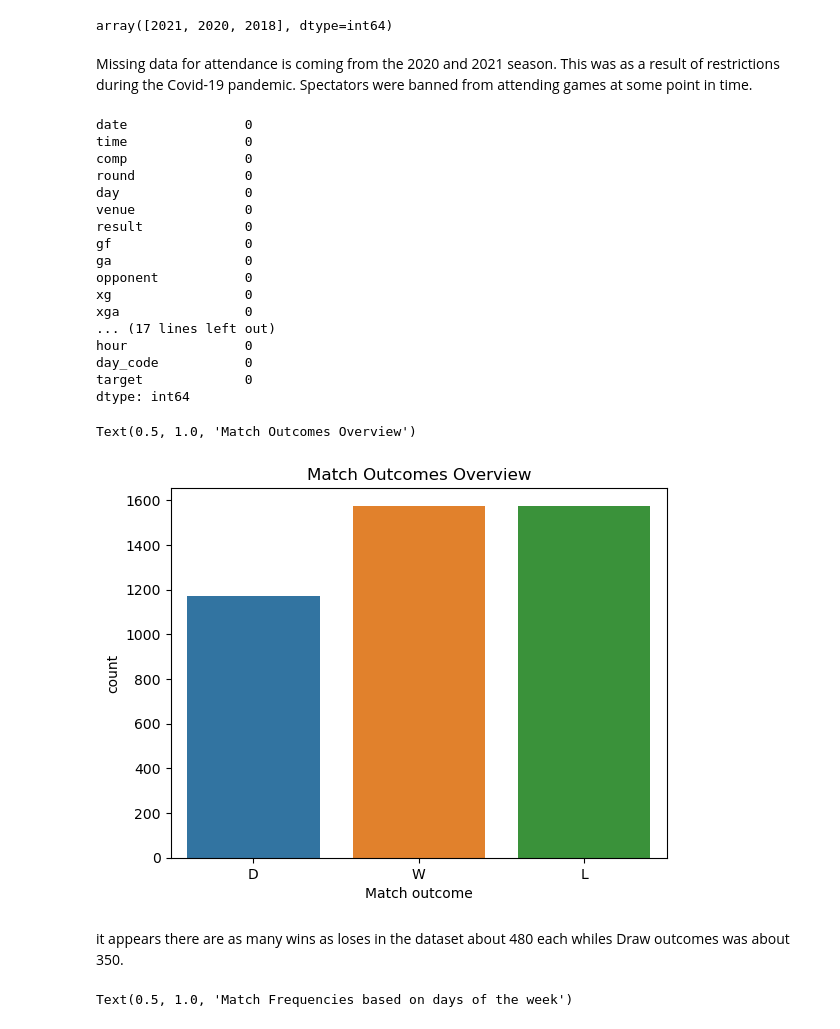
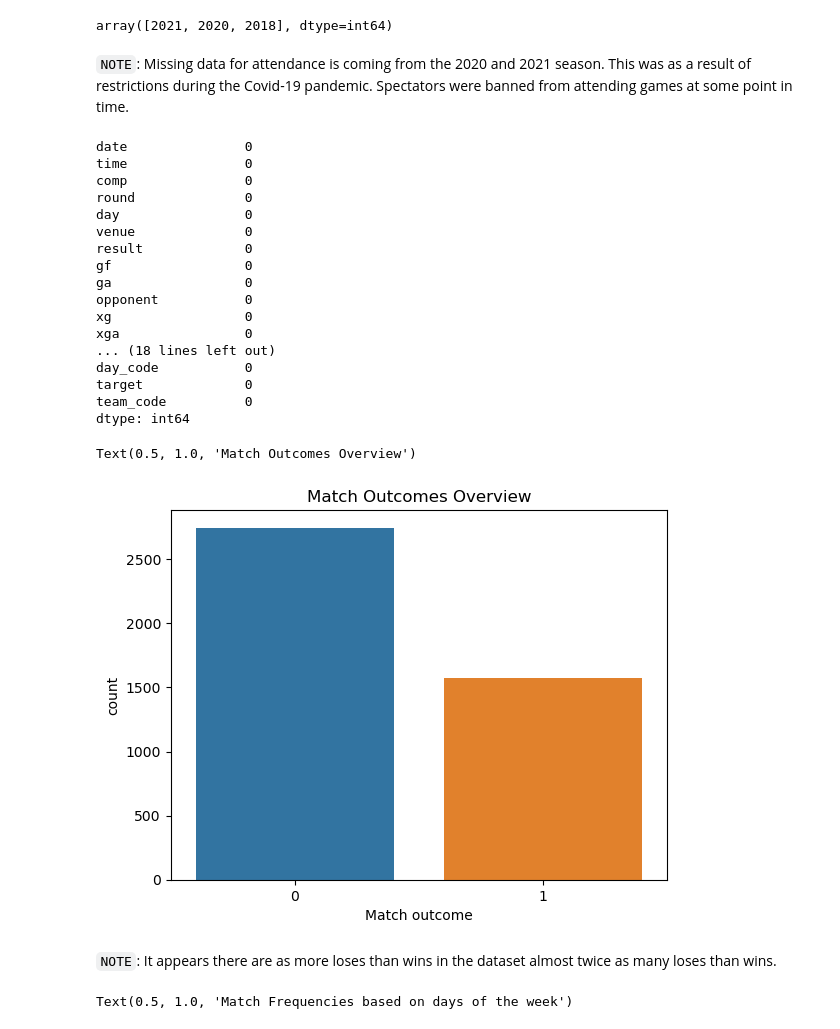
Before and after one commit to OpareKwafo/capstone-project, a Jupyter notebook: predictions_two.ipynb, the cells around one changed output. Cells and saved outputs as stored; diff of their text form; code cells hidden in the pictures.

```diff
--- a/predictions_two.ipynb
+++ b/predictions_two.ipynb
@@ -8,3 +10,6 @@ matches = pd.read_csv("matches_two.csv")
+# %%
+#6 seasons of data from 2018 - 2023
+matches = pd.read_csv("data\matches_two.csv")
 # %%
 matches.head()
 # %% [output]
@@ -118,5 +125,6 @@ matches['venue_code'] = matches['venue'].astype("category").cat.codes
 matches["opp_code"] = matches["opponent"].astype("category").cat.codes
 matches["hour"] = matches["time"].str.replace(":.+", "", regex=True).astype("int")
 matches['day_code'] = matches["date"].dt.dayofweek
-#matches["result"].unique()
-matches['target'] = matches["result"].astype("category").cat.codes
+#matches['target'] = matches["result"].astype("category").cat.codes
+matches['target'] = (matches['result'] == "W").astype('int')
+matches["team_code"] = matches["team"].astype("category").cat.codes
@@ -170,7 +185,7 @@ matches[matches['attendance'].isnull()]['season'].unique()
 # %% [output]
 array([2021, 2020, 2018], dtype=int64)
 # %% [markdown]
-Missing data for attendance is coming from the 2020 and 2021 season. This was as a result of restrictions during the Covid-19 pandemic. Spectators were banned from attending games at some point in time.
+`NOTE`: Missing data for attendance is coming from the 2020 and 2021 season. This was as a result of restrictions during the Covid-19 pandemic. Spectators were banned from attending games at some point in time.
 # %%
 matches['dist'].fillna(matches['dist'].mean(), inplace=True)
 # %%
@@ -188,8 +203,8 @@ ga                 0
 opponent           0
 xg                 0
 xga                0
-... (17 lines left out)
-hour               0
+... (18 lines left out)
 day_code           0
 target             0
+team_code          0
 dtype: int64
@@ -198,14 +211,14 @@ dtype: int64
 # %%
 matches['attendance'].fillna(0, inplace=True)
 # %%
-sns.countplot(x=matches['result'])
+sns.countplot(x=matches['target'])
 plt.xlabel('Match outcome')
 plt.title("Match Outcomes Overview")
 # %% [output]
 Text(0.5, 1.0, 'Match Outcomes Overview')
-[figure, old version]
+[figure, new version]
-# %% [markdown]
-it appears there are as many wins as loses in the dataset about 480 each whiles Draw outcomes was about 350.
+# %% [markdown]
+`NOTE`: It appears there are as more loses than wins in the dataset almost twice as many loses than wins.
 # %%
 plt.figure(figsize=(9,6))
 sns.countplot(matches, x='day_code', order=matches["day_code"].value_counts().index)
```
Also changed, not shown: parts of 154 cells of this notebook.
